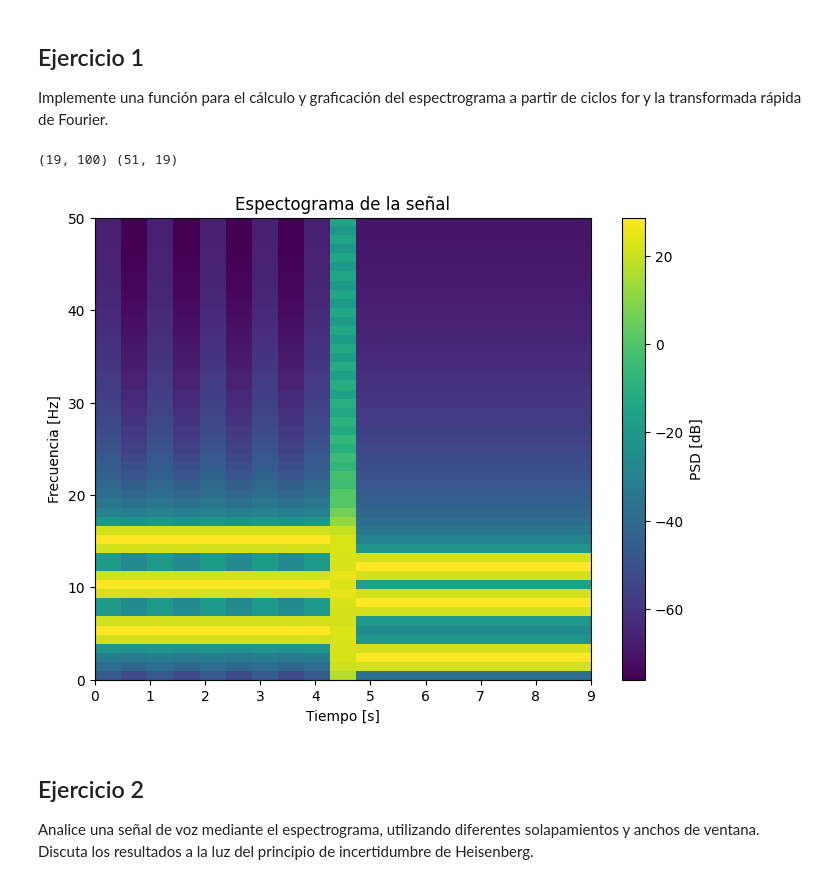
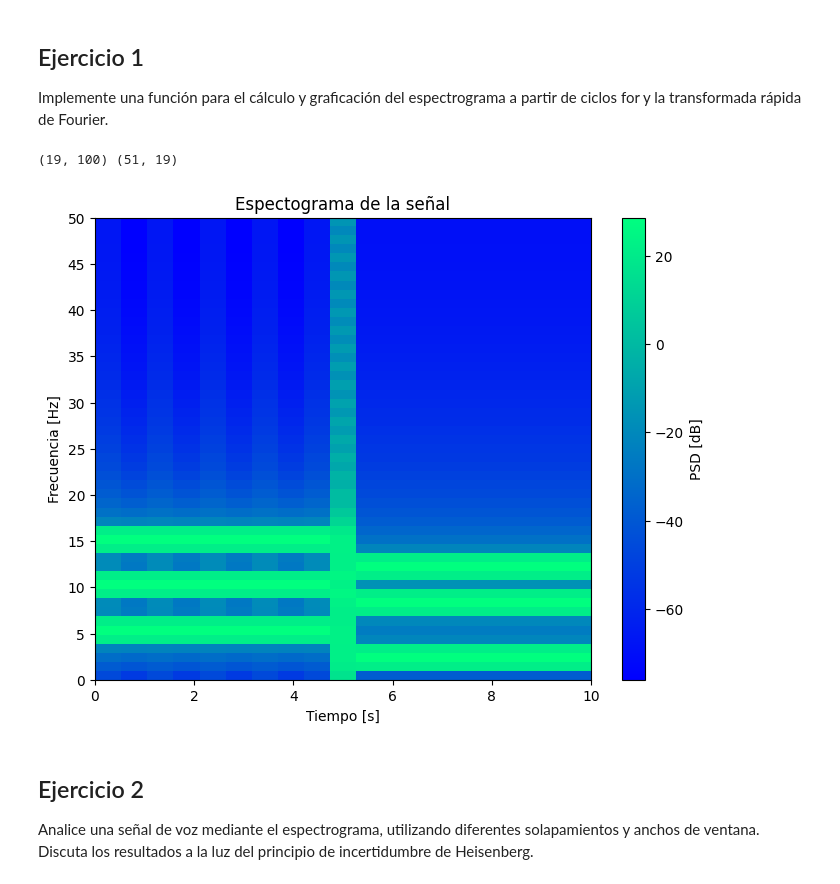
Before and after one commit to DayubMateo/PDS_2026_IIA, a Jupyter notebook: unidad - 6 Wavelet/tiempo_frecuencia.ipynb, the cells around one changed output. Cells and saved outputs as stored; diff of their text form; code cells hidden in the pictures.

```diff
--- a/unidad - 6 Wavelet/tiempo_frecuencia.ipynb
+++ b/unidad - 6 Wavelet/tiempo_frecuencia.ipynb
@@ -30,6 +30,16 @@ def ventanear(tramo, ventana):
     N = len(tramo)
     tramo_ventaneado = tramo.copy()
     match ventana:
+        case 'Gabor':
+            for i in range(0, N):
+                w = np.exp(-9 * i**2)
+                tramo_ventaneado[i] *= w
+
+        case 'Blackman':
+            for i in range(0, N):
+                w = 21/50 - 0.5 * np.cos(2*np.pi*i/(N - 1)) + 2/25 * np.cos(4*np.pi*i/(N - 1))
+                tramo_ventaneado[i] *= w
+
         case 'Hamming':
             for i in range(0, N):
                 w = 27/50 - 23/50 * np.cos(2*np.pi*i/(N-1))
@@ -65,7 +75,7 @@ def espectograma(signal, ventana, Nwin, Nlap, Nfft, start=0):
     tramos_fft = np.array(tramos_fft) # cant_tramos x Nfft
     return tramos, tramos_fft.T
 
-def graficar_espectograma(densidades, frecM, Nfft, Nwin, Nlap, freqLap=None, figsize=None):
+def graficar_espectograma(densidades, frecM, Nfft, Nwin, Nlap, freqLap=None, figsize=None, congoflag=False):
     freqs = np.fft.rfftfreq(Nfft, d=1/frecM)
 
     tiempos = np.arange(densidades.shape[1]) * Nlap / frecM
@@ -87,10 +97,11 @@ def graficar_espectograma(densidades, frecM, Nfft, Nwin, Nlap, freqLap=None, fig
         origin='lower',
         extent=[
             tiempos[0],
-            tiempos[-1],
+            tiempos[-1]+ Nwin/frecM,
             freqs[0],
             freqs[-1]
-        ]
+        ],
+        cmap='hsv' if congoflag else 'winter'
     )
 
     plt.colorbar(img, label='PSD [dB]')
@@ -98,20 +109,17 @@ def graficar_espectograma(densidades, frecM, Nfft, Nwin, Nlap, freqLap=None, fig
 # %%
 frecM = 100
 dom, signal1 = generar_senoidal(10, [5, 10, 15], frecM)
 _, signal2 = generar_senoidal(10, [2, 8, 12], frecM)
 signal3 = signal1.copy()
 signal3[len(signal1)//2:] = signal2[:len(signal1)//2].copy()
 
-freqs = np.fft.fftfreq(len(signal3), 1/frecM)
-freqs = np.fft.fftshift(freqs)[:len(signal3)//2]
-
 a, b = espectograma(signal3, 'Hamming', Nwin=100, Nlap=50, Nfft=100, start=0)
 print(a.shape, b.shape)
 
 graficar_espectograma(b, frecM, Nfft=100, Nwin = 100, Nlap=50, freqLap=5)
 # %% [output]
 (19, 100) (51, 19)
-[figure, old version]
+[figure, new version]
 # %% [markdown]
 ## Ejercicio 2
 
```
Also changed, not shown: parts of 10 cells of this notebook, 17 other files.
